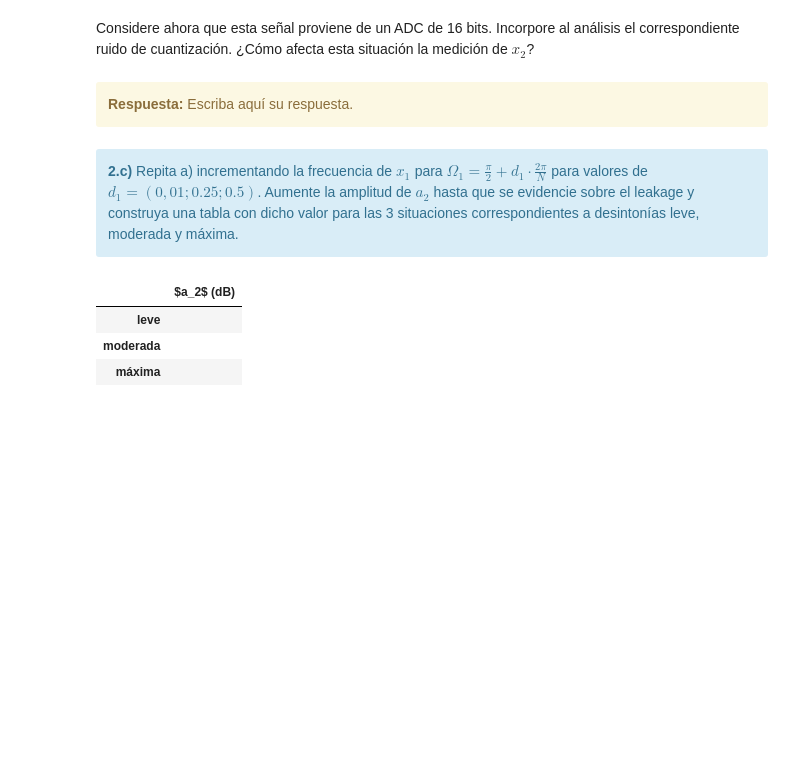
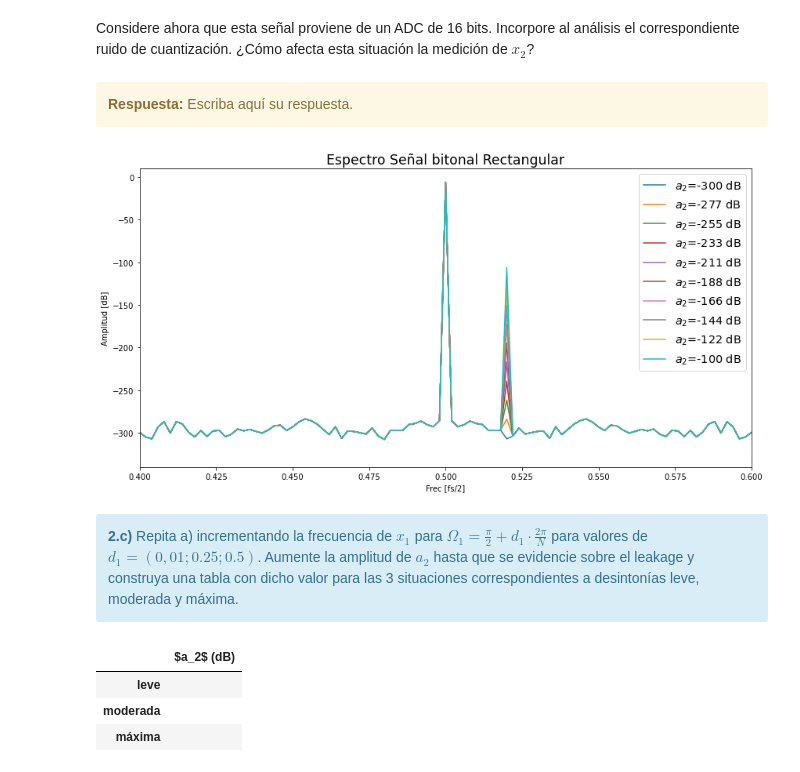
Before and after one commit to fcatuogno/PDS_TPs, a Jupyter notebook: TP2 - Ventanas.ipynb, the cells around one changed output. Saved outputs shown, nothing was run; the diff lists cells and outputs as text; code cells hidden in the pictures; blank space fills up the shorter version.

```diff
--- a/TP2 - Ventanas.ipynb
+++ b/TP2 - Ventanas.ipynb
@@ -299,3 +300,103 @@ Considere ahora que esta señal proviene de un ADC de 16 bits. Incorpore al aná
+# %%
+##########################################
+# Acá podés generar los gráficos pedidos #
+##########################################
+
+#Resolucion espectral
+############################
+
+N  = 1000 # muestras
+fs = 90 # Hz
+
+##################
+# a.4) Senoidal #
+#################
+fd = 0
+
+#Tono 1
+a1 = 1     # Volts
+p1 = 0     # radianes
+f1 = fs/4 + fd*fs/N # Hz
+
+Offset = 0 #Volt
+p0 = 0
+
+
+#Tono 2
+a2_dB = np.linspace(-300,-100,10)
+# a2_dB = np.array([-40])
+a2 = 10**(a2_dB/20)
+f2 = f1 + 10*fs/N
+
+######################################
+#Generacion de matriz tiempo
+######################################
+t0 = np.zeros(len(a2))
+tf = np.ones(len(a2))*(N-1)/fs
+
+tt = np.linspace(t0, tf, N)
+# tt = np.arange(0.0, N/fs, 1/fs)
+
+######################################
+#GEneracion de tonos
+######################################
+
+matriz = a2*np.sin((2*np.pi*f2*tt+p1))
+matriz += a1*np.sin((2*np.pi*f1*tt+p1))
+
+#######################################
+#Generacion de Ventanas
+#######################################
+
+Ventanas = { 0:'Rectangular', 1:'Bartlett', 2:'Hanning', 3:'Blackman', 4:'Flattop' }
+Ventanas = { 0:'Rectangular'}
+
+# Generacion de Matriz con Ventanas
+########################################################
+VentRect = np.ones(N).reshape((N,1))
+VentBarlett = signal.windows.bartlett(N).reshape((N,1))
+VentHann = signal.windows.hann(N).reshape((N,1))
+VentBlack = signal.windows.blackman(N).reshape((N,1))
+VentFlat = signal.windows.flattop(N).reshape((N,1))
+
+ventana = np.column_stack(([VentRect, VentBarlett,VentHann, VentBlack, VentFlat]))
+
+##############################################
+#Graficas temporales
+############################################
+plt.close('all')
+
+# fig, ax1 = plt.subplots()
+
+# for index in np.arange(len(a2)):
+
+ #    ax1.plot(tt[0:,index],matriz[0:,index])
+
+############################################
+#Calculo de DFT
+###########################################
+for index in Ventanas:
+
+    espectro = np.abs(np.fft.fft(matriz*ventana[0:,index].reshape(N,1), axis=0))/N
+    espectro = np.fft.fftshift(espectro, axes=0)
+    espectro = 20*np.log10(espectro)
+
+    frec = np.fft.fftfreq(espectro.shape[0],0.5) #Normalizo respecto a Fs
+    frec = np.fft.fftshift(frec)
+
+    fig, ax1 = plt.subplots()
+
+    for nn,aa in zip(np.arange(len(a2)), a2_dB):
+    # for nn in np.arange(len(a2)):
+
+        ax1.plot(frec,espectro[0:,nn], label='$a_2$=%i dB' %aa)
+        ax1.set_title('Espectro Señal bitonal %s' %Ventanas[index], fontsize = 'xx-large')
+        plt.xlim(0.4,0.6)
+        ax1.set_ylabel('Amplitud [dB]')
+        ax1.set_xlabel('Frec [fs/2]')
+        ax1.legend(loc='upper right', fontsize='x-large')  # Add a legend.
+# %% [output]
+[figure, added]
 # %% [markdown]
 <div class="alert alert-block alert-info">
 <b>2.c)</b> Repita a) incrementando la frecuencia de $x_1$ para $\Omega_1 = \frac{\pi}{2} + d_1·\frac{2\pi}{N}$ para valores de $d_1 = (0,01; 0.25; 0.5)$. Aumente la amplitud de $a_2$ hasta que se evidencie sobre el leakage y construya una tabla con dicho valor para las 3 situaciones correspondientes a desintonías leve, moderada y máxima.
```
Also changed, not shown: parts of 9 cells of this notebook.
